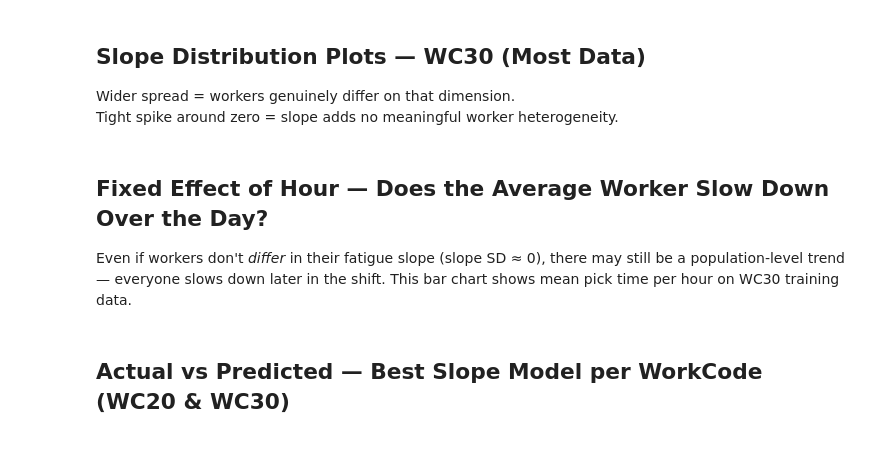
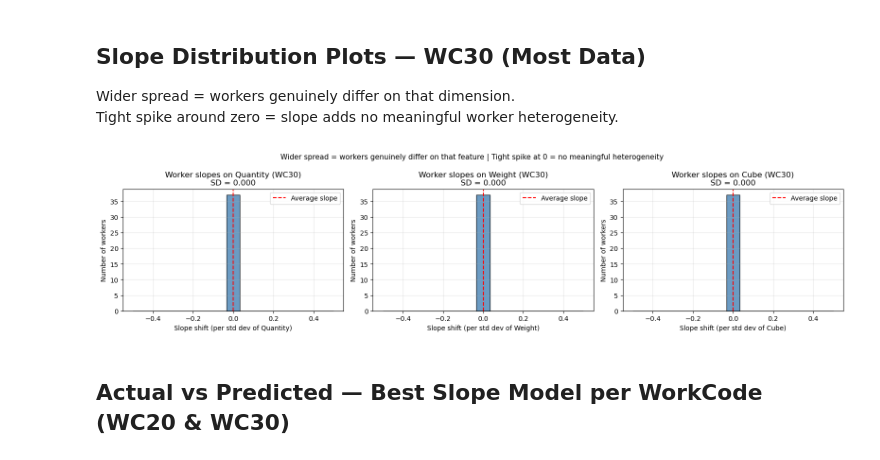
Before and after one commit to JiashenWangg/Lucas_Systems_Capstone_Project, a Jupyter notebook: Model_Betsy_Conan/random_effects/random_slopes_chunk_level.ipynb, the cells around one changed output. Cells and saved outputs as stored; diff of their text form; code cells hidden in the pictures.

Commit message:
more random effects

```diff
--- a/Model_Betsy_Conan/random_effects/random_slopes_chunk_level.ipynb
+++ b/Model_Betsy_Conan/random_effects/random_slopes_chunk_level.ipynb
@@ -35,13 +37,22 @@ from feature_engineer import get_engineered_df
 pd.set_option("display.max_columns", 200)
 pd.set_option("display.width", 200)
 
-PATH             = Path("../data/processed")
+PATH             = Path("~/Lucas_Systems_Capstone_Project/data/processed")
 WAREHOUSE        = "OE"
 WORKCODES        = ["10", "20", "30"]
 MAX_TIME         = 300
 BLOCK_SIZE       = 50
 RANDOM_STATE     = 2026
-SLOPE_CANDIDATES = ["Quantity", "Weight", "Cube", "Hour"]
+# Hour excluded — not available at prediction time (no timestamps)
+SLOPE_CANDIDATES = ["Quantity", "Weight", "Cube"]
+
+# Features NOT available at prediction time — excluded from XGBoost feature set
+# even though they exist in training data
+NOT_AVAILABLE_AT_PREDICTION = [
+    "Travel_Distance", "log_travel_distance",  # distance
+    "same_aisle", "same_lockey", "diff_level", "same_location",  # sequential
+    "time_of_day", "day_of_week", "hour", "Hour",  # time
+]
 # %% [markdown]
 ## Helper Functions
 # %%
@@ -58,14 +69,16 @@ def load_engineered_data(warehouse, workcode, max_time=300):
     d["date"]     = d["Timestamp"].dt.date
     d["WorkCode"] = d["WorkCode"].astype(str).str.replace(".0", "", regex=False)
 
-    # Raw hour column for the fatigue slope — kept separate from the
-    # bucketed time_of_day feature already in the engineered feature set
-    d["Hour"] = d["Timestamp"].dt.hour.astype(float)
-
-    distance_num = ["Travel_Distance", "log_travel_distance"]
-    distance_cat = ["same_aisle", "same_location", "diff_level"]
-    features = [f for f in features_all if f not in distance_num + distance_cat]
-    cat_cols = [c for c in cat_cols_all if c not in distance_cat]
+    # Strip all features not available at prediction time:
+    # distance, sequential (same_lockey etc.), and time-based features
+    features = [
+        f for f in features_all
+        if f not in NOT_AVAILABLE_AT_PREDICTION
+    ]
+    cat_cols = [
+        c for c in cat_cols_all
+        if c not in NOT_AVAILABLE_AT_PREDICTION
+    ]
 
     return d, features, cat_cols
 
@@ -319,33 +426,29 @@ for wc in WORKCODES:
 Wider spread = workers genuinely differ on that dimension.
 Tight spike around zero = slope adds no meaningful worker heterogeneity.
 # %%
-fig, axes = plt.subplots(1, 4, figsize=(20, 4))
+fig, axes = plt.subplots(1, 3, figsize=(16, 4))
 
 for ax, sv in zip(axes, SLOPE_CANDIDATES):
     col  = f"worker_slope_{sv.lower()}"
     data = slope_dist_data.get((sv, "30"))
     if data is None or col not in data.columns:
         ax.set_title(f"{sv} — no data")
         continue
     slope_sd = data[col].std()
     ax.hist(data[col], bins=15, edgecolor="black", color="steelblue", alpha=0.8)
     ax.axvline(0, color="red", linestyle="--", linewidth=1.5, label="Average slope")
     ax.set_title(f"Worker slopes on {sv} (WC30)\nSD = {slope_sd:.3f}")
     ax.set_xlabel(f"Slope shift (per std dev of {sv})")
     ax.set_ylabel("Number of workers")
     ax.legend()
     ax.grid(True, alpha=0.3)
 
 plt.suptitle(
     "Wider spread = workers genuinely differ on that feature | "
     "Tight spike at 0 = no meaningful heterogeneity",
     fontsize=11
 )
 plt.tight_layout()
 plt.show()
+# %% [output]
+[figure, added]
-# %% [markdown]
-## Fixed Effect of Hour — Does the Average Worker Slow Down Over the Day?
-
-Even if workers don't *differ* in their fatigue slope (slope SD ≈ 0),
-there may still be a population-level trend — everyone slows down later in the shift.
-This bar chart shows mean pick time per hour on WC30 training data.
```
Also changed, not shown: parts of 8 cells of this notebook, 7 other files.
